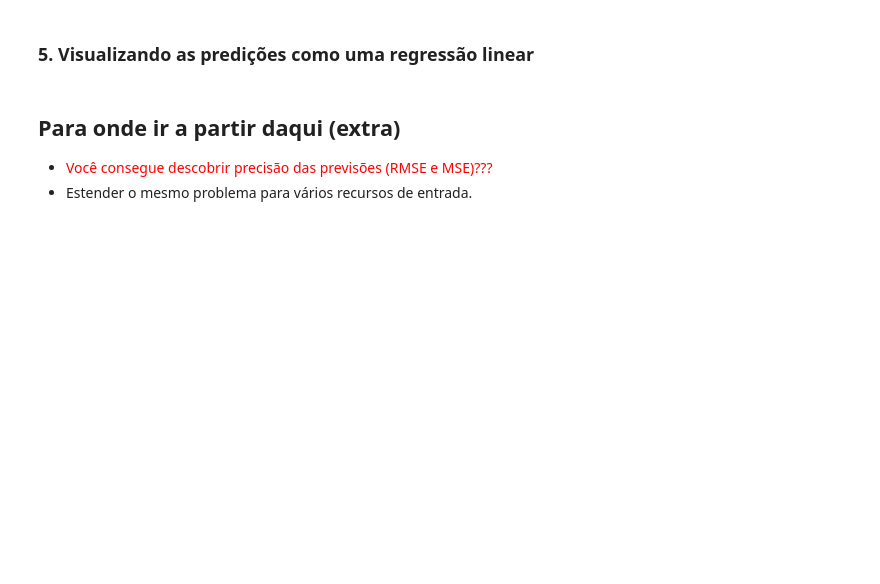
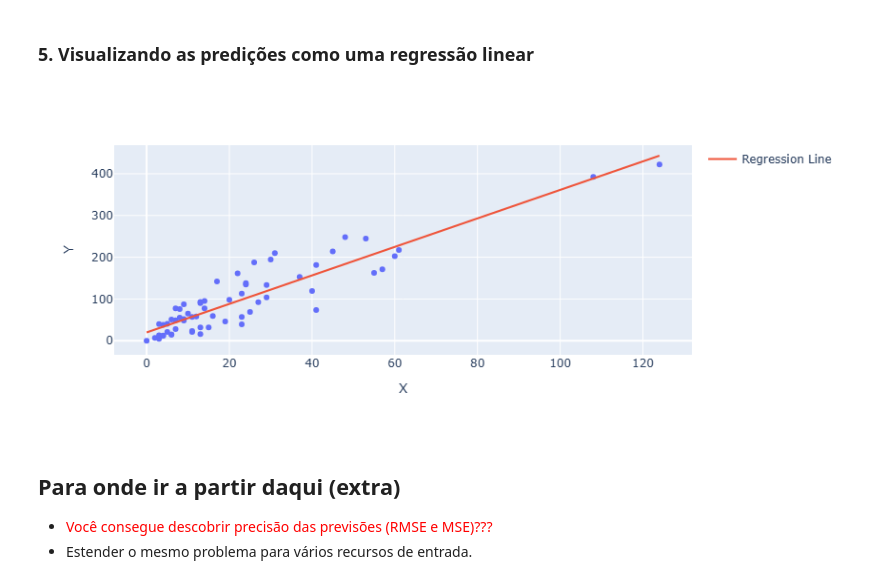
Before and after one commit to juliamuto/quero-data-team-training, a Jupyter notebook: Machine Learning/simple_linear_regression.ipynb, the cells around one changed output. Cells and saved outputs as stored; diff of their text form; code cells hidden in the pictures; blank space fills up the shorter version.

```diff
--- a/Machine Learning/simple_linear_regression.ipynb
+++ b/Machine Learning/simple_linear_regression.ipynb
@@ -100,3 +111,15 @@ Essas etapas darão a você a base necessária para implementar e treinar modelo
 Como dito anteriormente, a regressão linear simples usa média e variância dos dados fornecidos. Usaremos as funções internas `numpy` para calculá-las.
 # %%
 # Faça o cálculo da média e variância para as variáveis X e Y aqui.
+
+mean_x = np.mean(data["X"])
+print("Média de X: ", mean_x)
+
+mean_y = np.mean(data["Y"])
+print("Média de Y: ", mean_y)
+
+variance_x = np.var(data["X"])
+print("Variância de X: ", variance_x)
+
+variance_y = np.var(data["Y"])
+print("Variância de Y: ", variance_y)
@@ -106,3 +134,13 @@ A covariância de dois grupos descreve como esses grupos mudam juntos. A covari
 $$ Cov(X,Y) = \frac{\sum{(X_i - \overline{X})}{(Y_j - \overline{Y})}}{n} $$
 # %%
 # Faça o cálculo da covariância entre X e Y aqui.
+
+x = data["X"] - mean_x
+y = data["Y"] - mean_y
+x_y = x*y
+
+full_sum = np.sum(x_y)
+
+covariance = full_sum/len(data)
+
+print(covariance)
@@ -141,3 +181,11 @@ $$
   - $$ Var(X) = \frac{\sum{(x_i - \overline{x})^2}}{n} $$
 # %%
 # Estime os valores para os parâmetros b1 e b0 aqui com base nas estatísticas calculadas anteriormente
+
+angular_coefficient = covariance/variance_x
+
+print("Coeficiente angular: ", angular_coefficient)
+
+intercept = mean_y - (angular_coefficient*mean_x)
+
+print("Intercepto: ", intercept)
@@ -151,6 +219,15 @@ $$ \hat{y} = b_0 + b_1 * x $$
 ### 5. Visualizando as predições como uma regressão linear
 # %%
 # Plot a regressão linear estimada aqui usando o plotly
+
+x_range = np.linspace(data['X'].min(), data['X'].max(), 100)
+y_range = intercept + angular_coefficient * x_range
+
+linear_regression = scatter.add_scatter(x=x_range, y=y_range, mode='lines', name='Regression Line')
+
+linear_regression.show()
+# %% [output]
+[figure, added]
 # %% [markdown]
 ## Para onde ir a partir daqui (extra)
 * <font color="red">Você consegue descobrir precisão das previsões (RMSE e MSE)???</font>
```
Also changed, not shown: parts of 7 cells of this notebook.
